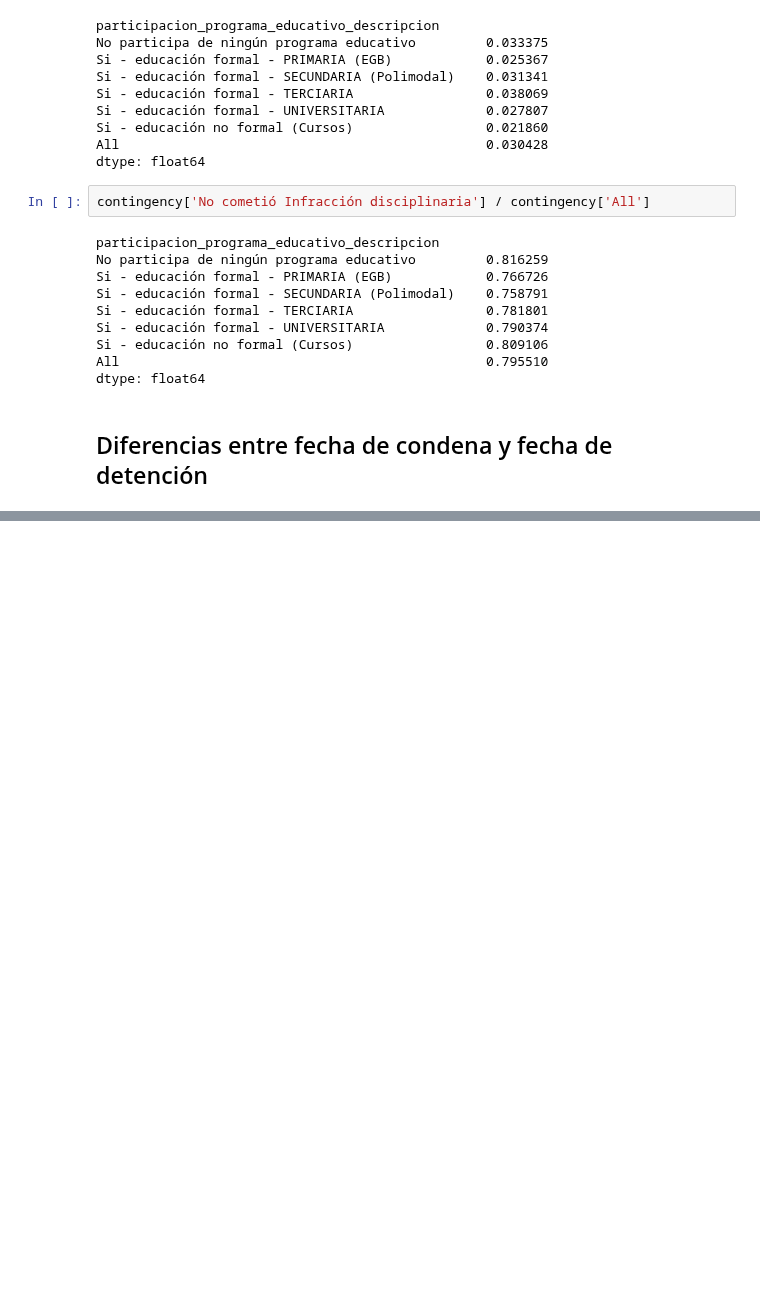
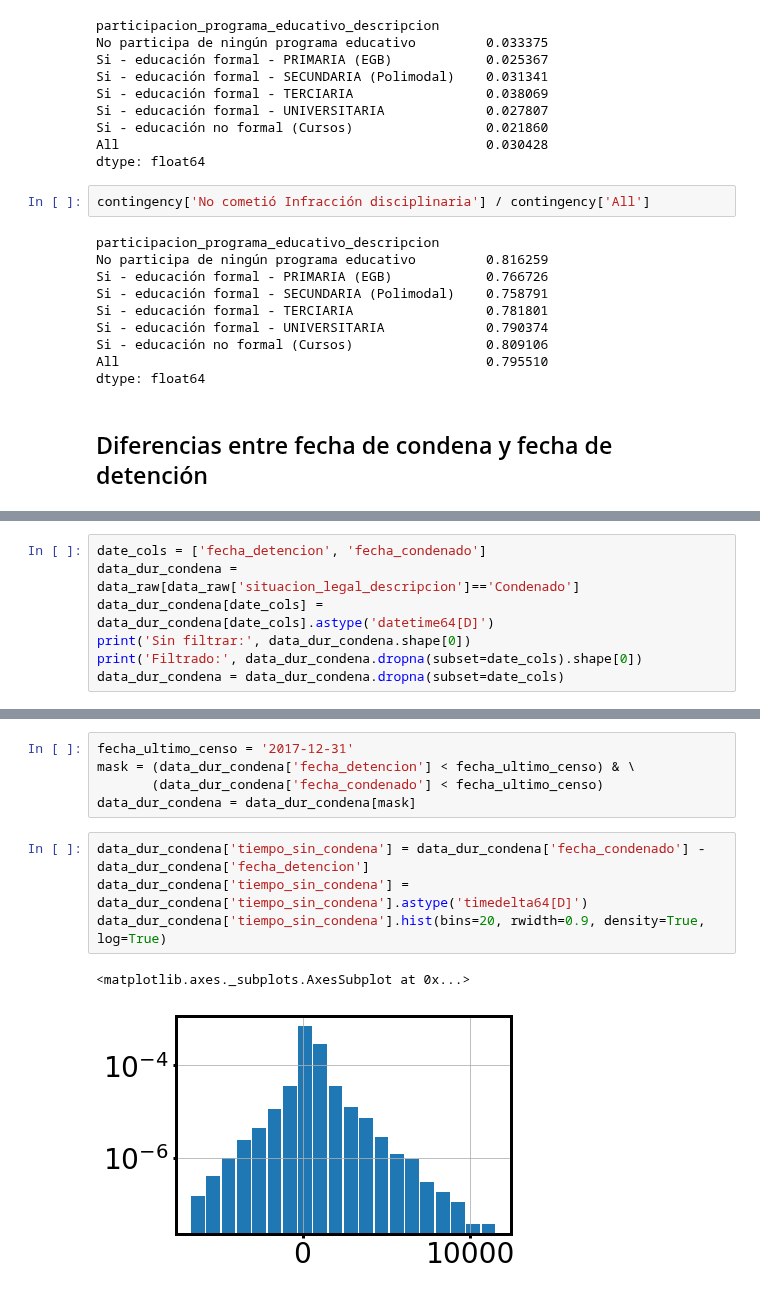
Before and after one commit to nahuelalmeira/poblacionPenal, a Jupyter notebook: VisualizacionYAnalisis/DiploDatos_PoblacionPenitenciariaArgentina_VyA.ipynb, the cells around one changed output, grey strips where cells are left out. Drawn from its saved outputs; the diff is of its cells as text; blank space fills up the shorter version.

Commit message:
Agrego dist de tiempo sin condena

```diff
--- a/VisualizacionYAnalisis/DiploDatos_PoblacionPenitenciariaArgentina_VyA.ipynb
+++ b/VisualizacionYAnalisis/DiploDatos_PoblacionPenitenciariaArgentina_VyA.ipynb
@@ -875,0 +852,7 @@ Name: tiempo_sin_condena, Length: 42723, dtype: timedelta64[ns]
+# %%
+date_cols = ['fecha_detencion', 'fecha_condenado']
+data_dur_condena = data_raw[data_raw['situacion_legal_descripcion']=='Condenado']
+data_dur_condena[date_cols] = data_dur_condena[date_cols].astype('datetime64[D]')
+print('Sin filtrar:', data_dur_condena.shape[0])
+print('Filtrado:', data_dur_condena.dropna(subset=date_cols).shape[0])
+data_dur_condena = data_dur_condena.dropna(subset=date_cols)
@@ -875,0 +886,12 @@ Name: tiempo_sin_condena, Length: 42723, dtype: timedelta64[ns]
+# %%
+fecha_ultimo_censo = '2017-12-31'
+mask = (data_dur_condena['fecha_detencion'] < fecha_ultimo_censo) & \
+       (data_dur_condena['fecha_condenado'] < fecha_ultimo_censo)
+data_dur_condena = data_dur_condena[mask]
+# %%
+data_dur_condena['tiempo_sin_condena'] = data_dur_condena['fecha_condenado'] - data_dur_condena['fecha_detencion']
+data_dur_condena['tiempo_sin_condena'] = data_dur_condena['tiempo_sin_condena'].astype('timedelta64[D]')
+data_dur_condena['tiempo_sin_condena'].hist(bins=20, rwidth=0.9, density=True, log=True)
+# %% [output]
+<matplotlib.axes._subplots.AxesSubplot at 0x...>
+[figure, added]
```
Also changed, not shown: parts of 10 cells of this notebook.
